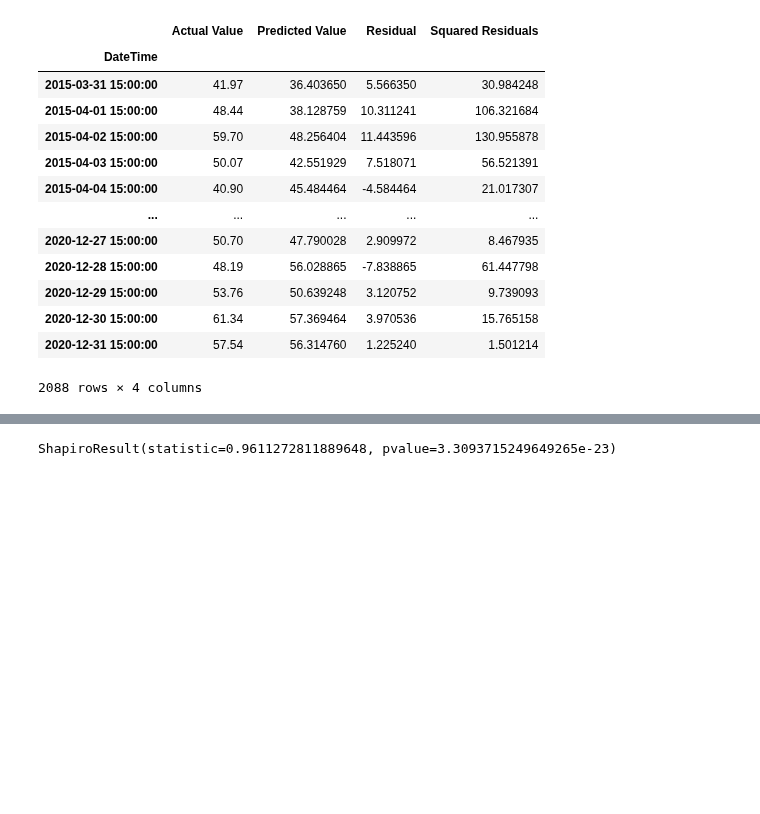
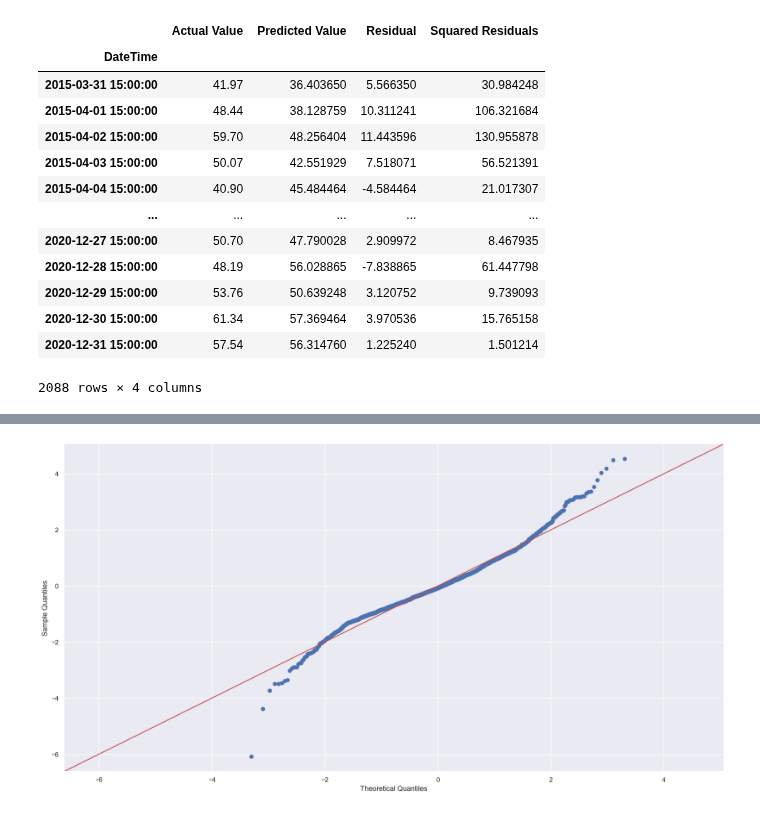
Before and after one commit to KlimisStilp/Price_Timeseries_UK_VScode, a Jupyter notebook: Price Timeseries UK/Totalload_SolarWind_Price_Timeseries.ipynb, the cells around one changed output, grey strips where cells are left out. Saved outputs shown, nothing was run; the diff lists cells and outputs as text; code cells hidden in the pictures; blank space fills up the shorter version.

```diff
--- a/Price Timeseries UK/Totalload_SolarWind_Price_Timeseries.ipynb
+++ b/Price Timeseries UK/Totalload_SolarWind_Price_Timeseries.ipynb
@@ -480,9 +490,9 @@ sns.kdeplot(arch_lasso_0.std_resid)
-# %%
-from scipy import stats
-
-x = arch_lasso_0.std_resid
-
-s_w_test = stats.shapiro(x)
-s_w_test
-# %% [output]
-ShapiroResult(statistic=0.9611272811889648, pvalue=3.3093715249649265e-23)
+# %%
+import statsmodels.api as sm
+from scipy.stats import norm
+import pylab
+
+sm.qqplot(x, line='45')
+pylab.show()
+# %% [output]
+[figure, added]
```
Also changed, not shown: parts of 8 cells of this notebook.
